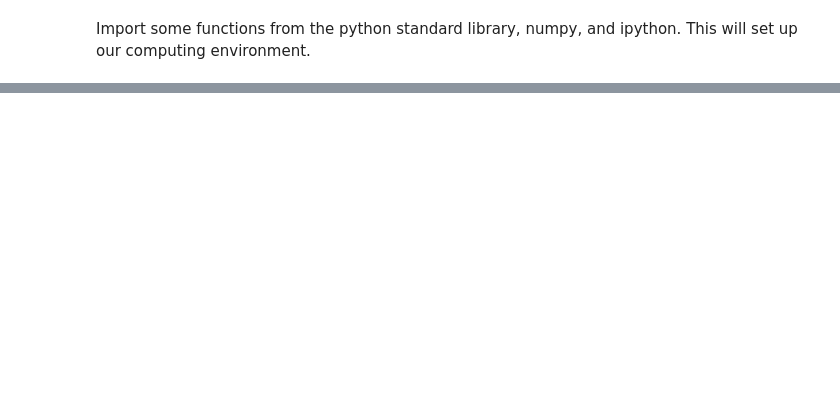
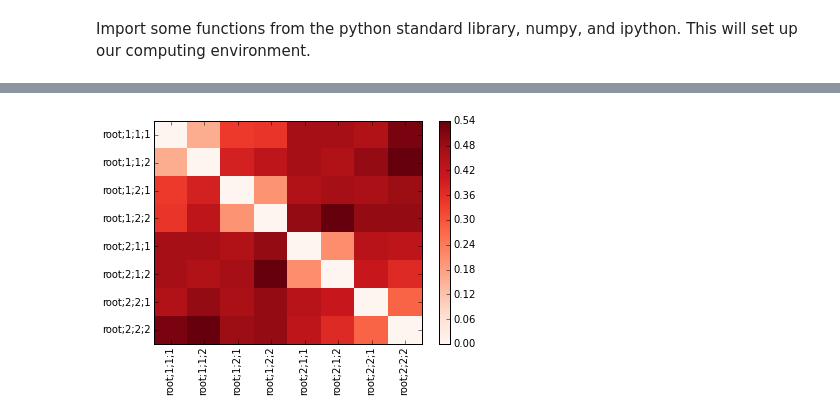
Before and after one commit to gregcaporaso/sketchbook, a Jupyter notebook: 2015.05.08-ghost-tree-scaling-experiments/simplistic-sequence-simulation.ipynb, the cells around one changed output, grey strips where cells are left out. Cells and saved outputs as stored; diff of their text form; code cells hidden in the pictures; blank space fills up the shorter version.

```diff
--- a/2015.05.08-ghost-tree-scaling-experiments/simplistic-sequence-simulation.ipynb
+++ b/2015.05.08-ghost-tree-scaling-experiments/simplistic-sequence-simulation.ipynb
@@ -141,0 +103,4 @@ Mean differences 28.438
+# %%
+_ = sc_extension2.distances().plot(cmap='Reds')
+# %% [output]
+[figure, added]
```
Also changed, not shown: parts of 8 cells of this notebook.
